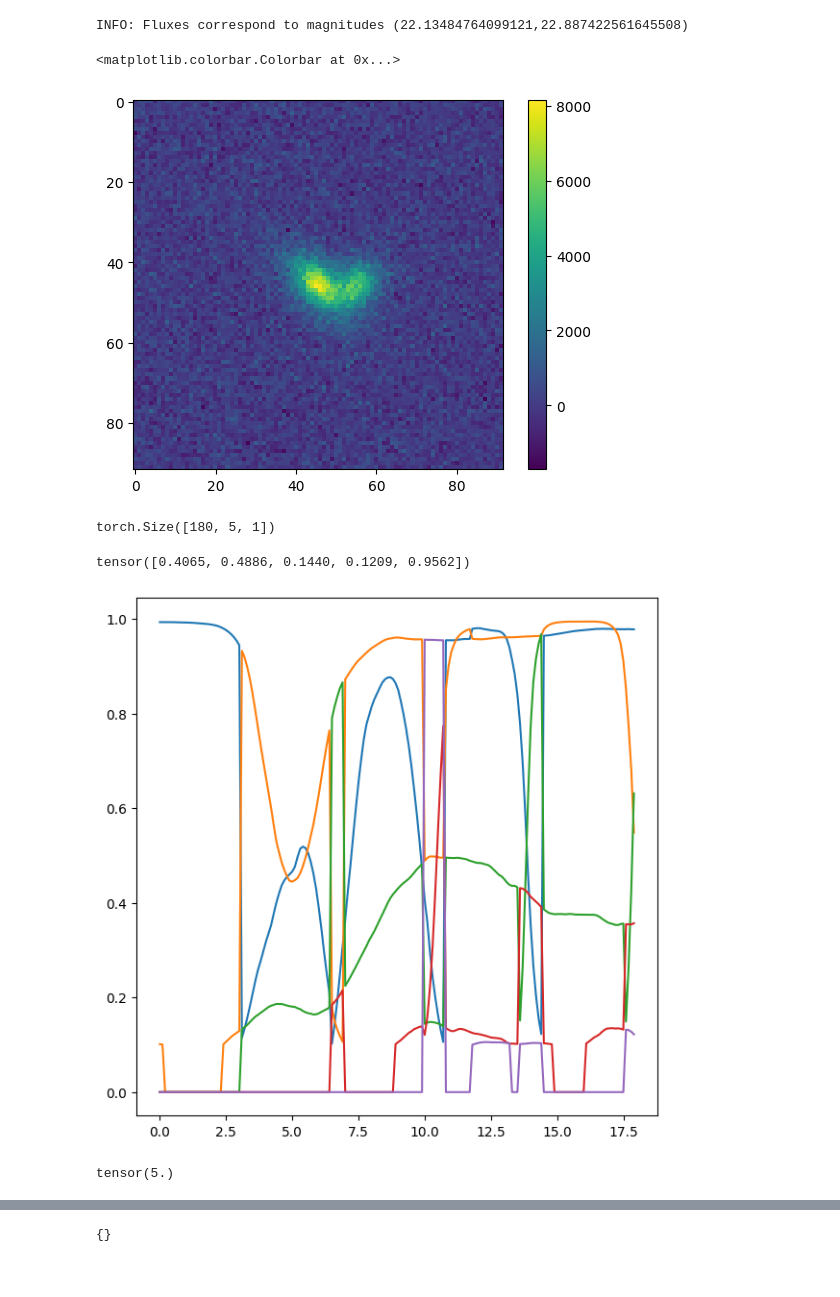
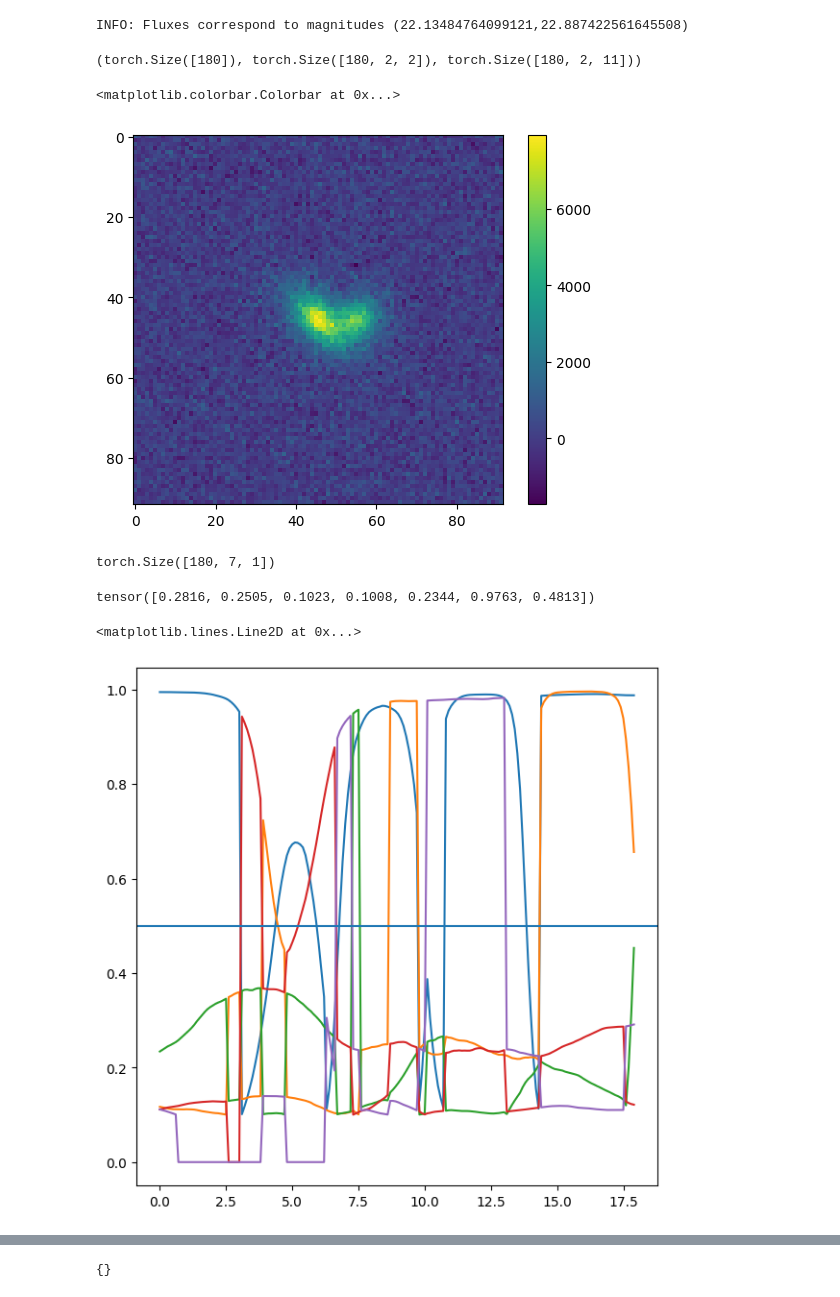
Before and after one commit to ismael-mendoza/bliss, a Jupyter notebook: experiment/notebooks/explore/new-results-toy1.ipynb, the cells around one changed output, grey strips where cells are left out. Saved outputs shown, nothing was run; the diff lists cells and outputs as text; code cells hidden in the pictures.

```diff
--- a/experiment/notebooks/explore/new-results-toy1.ipynb
+++ b/experiment/notebooks/explore/new-results-toy1.ipynb
@@ -79,6 +82,7 @@ print(f"INFO: Fluxes correspond to magnitudes ({mag1},{mag2})")
 # %% [output]
 INFO: Fluxes correspond to magnitudes (22.13484764099121,22.887422561645508)
 # %%
+import math
 
 # need plocs for later
 x0, y0 = 22, 22  # center plocs
@@ -90,7 +94,9 @@ bg = get_default_lsst_background()
 # create full catalogs (need separately since `render_blend`` only accepts 1 batch)
 images = torch.zeros(batch_size, 1, size, size)
 background = torch.full((batch_size, 1, size, size), bg)
-noise = torch.randn_like(images[0]).reshape(1, 1, size, size) * np.sqrt(bg)
+noise = torch.randn_like(images[0]).reshape(1, 1, size, size) * math.sqrt(bg)
+
+uncentered_true_sources = []
 
 for ii in range(batch_size):
     plocs_ii = true_plocs[ii].reshape(1, 2, 2)
@@ -104,15 +110,35 @@ for ii in range(batch_size):
         "star_log_fluxes": torch.zeros(1, n_sources, 1),
     }
     full_cat = FullCatalog(slen, slen, d)
-    image, _, _ = render_full_catalog(full_cat, psf, slen, bp)
+    image, true_uncentered, _ = render_full_catalog(full_cat, psf, slen, bp)
+
+    uncentered_true_sources.append(true_uncentered)
 
     images[ii] = image + noise
+
+uncentered_true_sources = torch.stack(uncentered_true_sources, axis=0)
+uncentered_true_sources.shape
+# %%
+#full true catalog
+d = {
+    "n_sources": torch.full((batch_size,), n_sources),
+    "plocs": true_plocs,
+    "galaxy_bools": torch.ones(batch_size, n_sources, 1),
+    "galaxy_params": gparams,
+    "star_bools": torch.zeros(batch_size, n_sources, 1),
+    "star_fluxes": torch.zeros(batch_size, n_sources, 1),
+    "star_log_fluxes": torch.zeros(batch_size, n_sources, 1),
+}
+truth = FullCatalog(slen, slen, d)
+truth.n_sources.shape, truth.plocs.shape, truth['galaxy_params'].shape
+# %% [output]
+(torch.Size([180]), torch.Size([180, 2, 2]), torch.Size([180, 2, 11]))
 # %%
 plt.imshow(images[100, 0])
 plt.colorbar()
 # %% [output]
 <matplotlib.colorbar.Colorbar at 0x...>
-[figure, old version]
+[figure, new version]
 # %%
 n_source_probs, locs_mean, locs_sd = detection.forward(images.to(device))
 
@@ -122,24 +148,22 @@ full_cat_params = tile_params.to_full_params()
 # %%
 full_cat_params['n_source_probs'].shape
 # %% [output]
-torch.Size([180, 5, 1])
+torch.Size([180, 7, 1])
 # %%
 n_source_probs = full_cat_params['n_source_probs'][:, :, 0]
 n_source_probs[100]
 # %% [output]
-tensor([0.4065, 0.4886, 0.1440, 0.1209, 0.9562])
+tensor([0.2816, 0.2505, 0.1023, 0.1008, 0.2344, 0.9763, 0.4813])
 # %%
 plt.figure(figsize=(7,7))
 n_source_probs = full_cat_params['n_source_probs'][:, :, 0]
 for jj in range(5):
     probs = n_source_probs[:, jj]
     plt.plot(seps, probs)
+plt.axhline(0.5)
 # %% [output]
+<matplotlib.lines.Line2D at 0x...>
-[figure, old version]
+[figure, new version]
-# %%
-seps[50]
-# %% [output]
-tensor(5.)
 # %%
 # MAP
 # do not include background!!!
```
Also changed, not shown: parts of 23 cells of this notebook.
